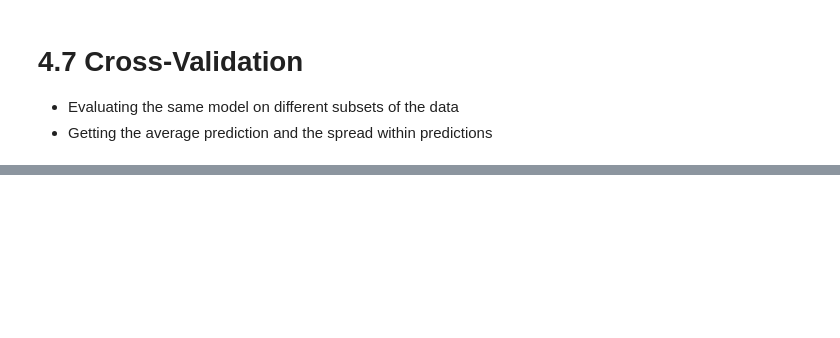
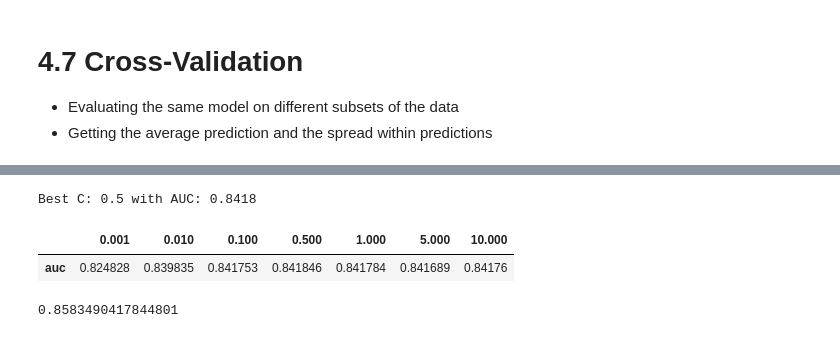
Before and after one commit to kelvin-meyet/MLOps-I-mlzmcmp, a Jupyter notebook: 03-churn-project/data-prep-and-modelling.ipynb, the cells around one changed output, grey strips where cells are left out. Drawn from its saved outputs; the diff is of its cells as text; code cells hidden in the pictures; blank space fills up the shorter version.

Commit message:
churn modelling details

```diff
--- a/03-churn-project/data-prep-and-modelling.ipynb
+++ b/03-churn-project/data-prep-and-modelling.ipynb
@@ -1204,0 +1261,5 @@ plt.legend()
+# %%
+kfold = KFold(n_splits = 10 , shuffle = True ,random_state = 1 ) #shift + tab give the top tip helper
+# %%
+train_idx, val_idx = next(kfold.split(df_full_train))
+#returns two arrays (first ine is indicess for train, and second is indices for validation)
@@ -1204,0 +1270,4 @@ plt.legend()
+# %%
+#use iloc to select the train_idx for our train data same for idx
+df_train = df_full_train.iloc[train_idx]
+df_val = df_full_train.iloc[val_idx]
@@ -1204,0 +1288,31 @@ plt.legend()
+# %%
+# loop for the cv with train and predict functions
+#--> for each C we perform 5-fold cv and record average auc score in the scores object
+#--> output all the average aucs when each C is used.
+#--> select the best
+
+cv_results = {}
+
+n_splits = 5
+
+for C in tqdm([0.001, 0.01, 0.1, 0.5, 1, 5, 10]):
+    kfold = KFold(n_splits=n_splits, shuffle=True, random_state=1)
+
+    scores = []
+
+    for train_idx, val_idx in kfold.split(df_full_train):
+        df_train = df_full_train.iloc[train_idx]
+        df_val = df_full_train.iloc[val_idx]
+
+        y_train = df_train.churn.values
+        y_val = df_val.churn.values
+
+        #add the training function - it accepts df_train and y_train
+        dv, model = train(df_train, y_train, C=C)
+        y_pred = predict(df_val, dv, model)
+
+        auc = roc_auc_score(y_val, y_pred)
+        scores.append(auc)
+
+    print('C=%s %.3f +- %.3f' % (C, np.mean(scores), np.std(scores)))
+    cv_results[C] = np.mean(scores)
@@ -1205,2 +1327,28 @@ plt.legend()
+# %%
+best_C = max(cv_results, key = cv_results.get)
+
+print(f"Best C: {best_C} with AUC: {cv_results[best_C]:.4f}")
+# %% [output]
+Best C: 0.5 with AUC: 0.8418
+# %%
+pd.DataFrame([cv_results], index = ['auc'])
+# %% [output]
+|  | 0.001 | 0.010 | 0.100 | 0.500 | 1.000 | 5.000 | 10.000 |
+| auc | 0.824828 | 0.839835 | 0.841753 | 0.841846 | 0.841784 | 0.841689 | 0.84176 |
+# %%
+## train on full train data using the best C(regularization)
+dv, model = train(df_full_train, df_full_train.churn.values, C=0.5)
+
+#predict on held out test data
+y_pred = predict(df_test, dv, model)
+
+#auc on test data
+auc = roc_auc_score(y_test, y_pred)
+auc
+
+#AUC is a bit higher than what we had during cv
+#AUC is how well our model separates positive classes from negative classes
+# %% [output]
+0.8583490417844801
 # %% [markdown]
 # 4.8 Summary
```
Also changed, not shown: parts of 17 cells of this notebook.
